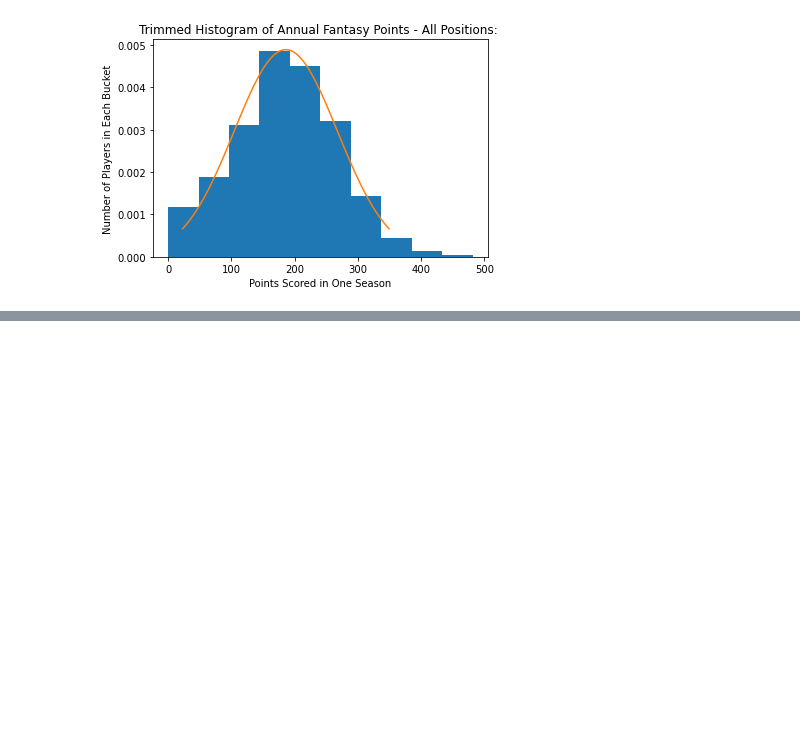
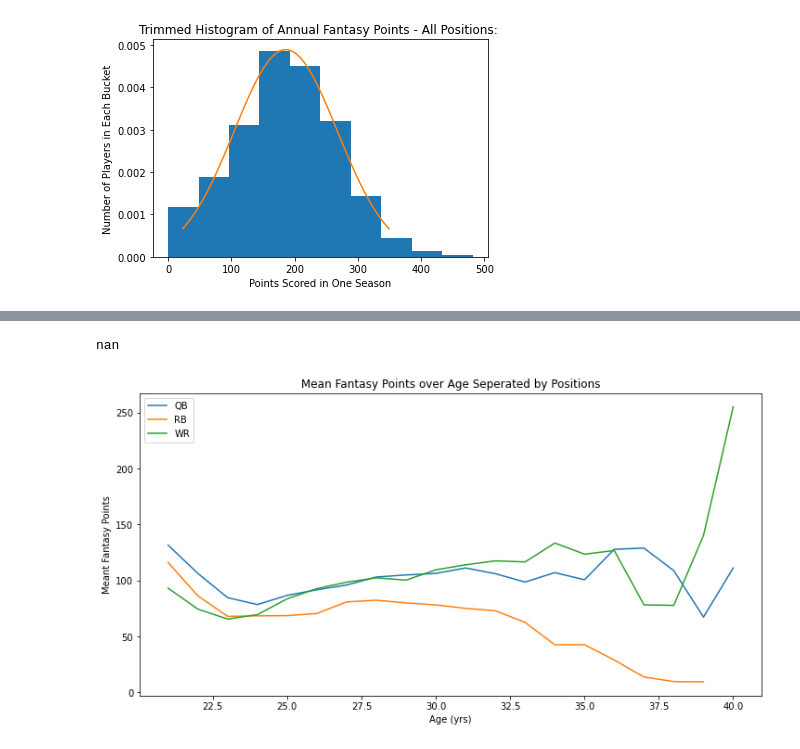
Before and after one commit to maha4208/fantasy-football-statistical-analysis, a Jupyter notebook: YearlyStats.ipynb, the cells around one changed output, grey strips where cells are left out. Cells and saved outputs as stored; diff of their text form; code cells hidden in the pictures; blank space fills up the shorter version.

```diff
--- a/YearlyStats.ipynb
+++ b/YearlyStats.ipynb
@@ -87,0 +111,14 @@ ax = plt.plot(normalDist, normCurve)
+# %%
+fig1, ax1 = plt.subplots(figsize =(12,6))
+ax1.plot(x, QB_means, label='QB')
+ax1.plot(x, RB_means, label='RB')
+ax1.plot(x, WR_means, label ='WR')
+plt.title('Mean Fantasy Points over Age Seperated by Positions')
+plt.xlabel('Age (yrs)')
+plt.ylabel('Meant Fantasy Points')
+plt.legend()
+
+print(np.var(RB_means))
+# %% [output]
+nan
+[figure, added]
```
Also changed, not shown: parts of 3 cells of this notebook, 1 other file.
